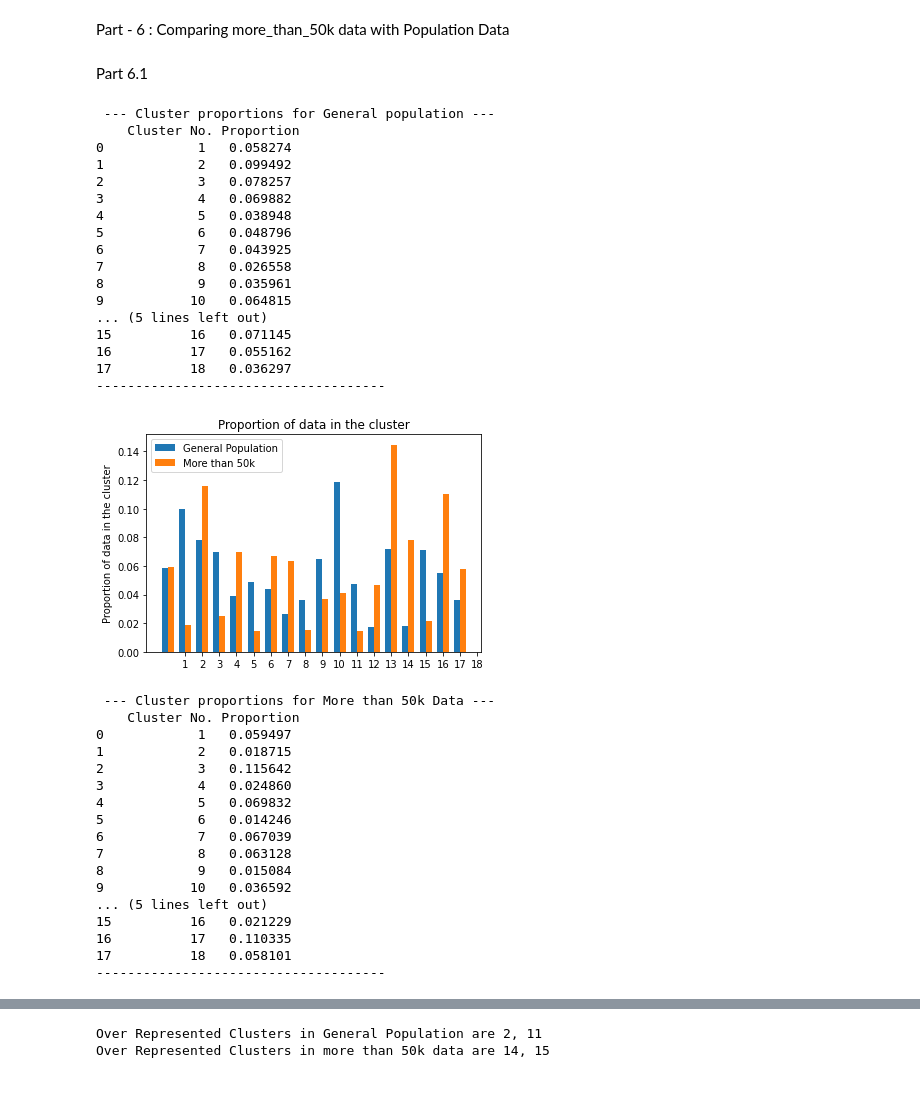
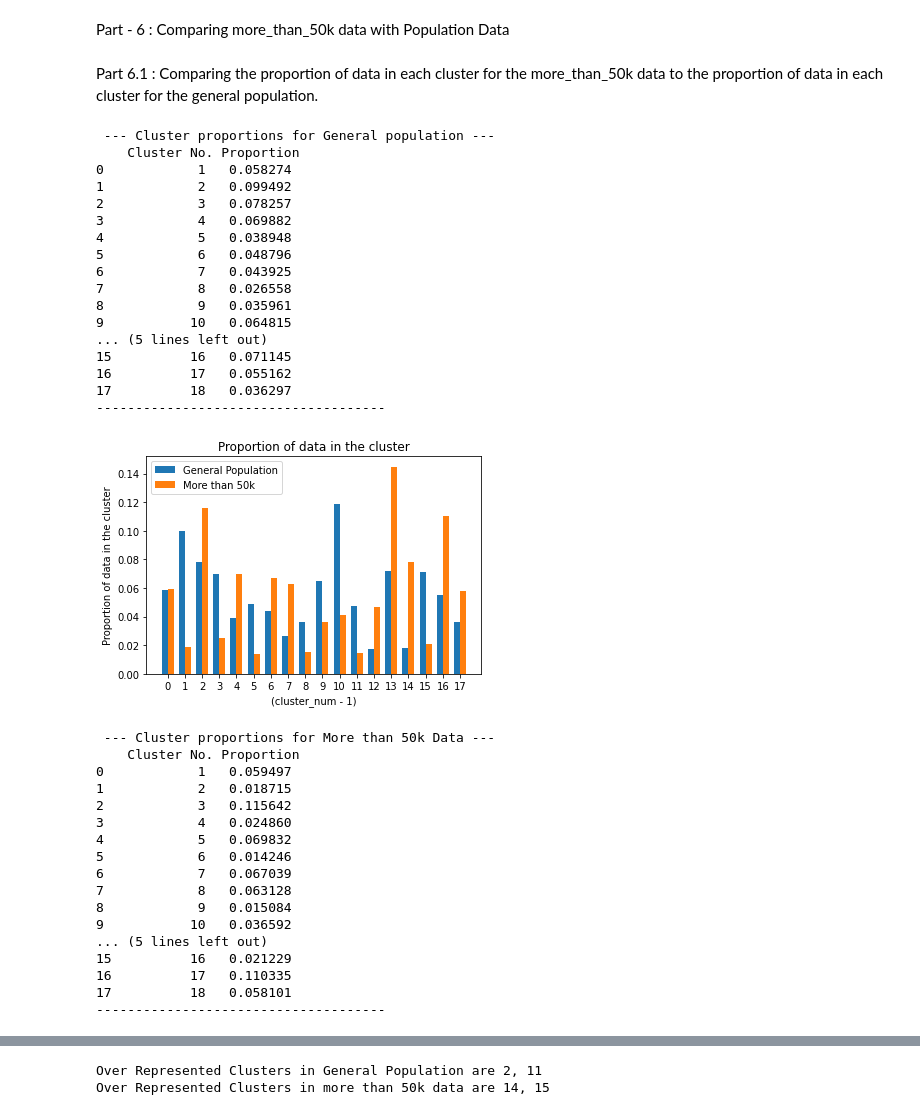
Before and after one commit to samyak19098/ML_Assignments, a Jupyter notebook: ML_Assignment3/Final/Q1.ipynb, the cells around one changed output, grey strips where cells are left out. Saved outputs shown, nothing was run; the diff lists cells and outputs as text; code cells hidden in the pictures; blank space fills up the shorter version.

```diff
--- a/ML_Assignment3/Final/Q1.ipynb
+++ b/ML_Assignment3/Final/Q1.ipynb
@@ -325,8 +323,8 @@ print(len(medians_sel_2))
 18
 # %% [markdown]
 Part - 6 : Comparing more_than_50k data with Population Data
-# %% [markdown]
-Part 6.1
+# %% [markdown]
+Part 6.1 : Comparing the proportion of data in each cluster for the more_than_50k data to the proportion of data in each cluster for the general population.
 # %%
 def plotClusterProportion(clust_prop, k_val, anum, dataset_name):
     '''
@@ -344,8 +342,6 @@ def plotClusterProportion(clust_prop, k_val, anum, dataset_name):
     plt.savefig(f'./Plots/Part_6/proportions_bar_{anum}', facecolor='white', bbox_inches='tight')
     plt.show()
 # %%
-#6.1 Comparing the proportion of data in each cluster for the more_than_50k data to the proportion of data in each cluster for the general population.
-
 cluster_population_1 = {} #a dictionary containing the cluster number as key and the no. of datapoints in that cluster as value for General Population data
 cluster_population_2 = {} #a dictionary containing the cluster number as key and the no. of datapoints in that cluster as value for More than 50k data
 cluster_proportions_1 = {} #a dictionary containing the cluster number as key and proportion of data in that cluster as value for General Population data
@@ -361,40 +357,44 @@ for i in range(len(clusters_sel_2)):
 cols_list = ['Cluster No.', 'Proportion']
 print(f' --- Cluster proportions for General population ---\n {pd.DataFrame(cluster_proportions_1.items(), columns=[cols_list])}\n-------------------------------------')
 
-labels = [x for x in range(0, 18)]
+#plotting the barplot
+labels = [str(x) for x in range(1, 19)]
 props1 = list(cluster_proportions_1.values())
 props2 = list(cluster_proportions_2.values())
+
 # print(props1)
 x = np.arange(len(labels))  # the label locations
 width = 0.35  # the width of the bars
 fig, ax = plt.subplots()
 rects1 = ax.bar(x - width/2, props1, width, label='General Population')
 rects2 = ax.bar(x + width/2, props2, width, label='More than 50k')
 ax.set_ylabel('Proportion of data in the cluster')
+ax.set_xlabel('(cluster_num - 1)')
 ax.set_title('Proportion of data in the cluster')
-ax.set_xticks(labels)
+ax.set_xticks(x)
 ax.legend()
+plt.savefig('./Plots/Part_6/comparing+proportions', facecolor='white', bbox_inches='tight')
 plt.show()
 print(f' --- Cluster proportions for More than 50k Data ---\n {pd.DataFrame(cluster_proportions_2.items(), columns=[cols_list])}\n-------------------------------------')
 # %% [output]
  --- Cluster proportions for General population ---
     Cluster No. Proportion
 0            1   0.058274
 1            2   0.099492
 2            3   0.078257
 3            4   0.069882
 4            5   0.038948
 5            6   0.048796
 6            7   0.043925
 7            8   0.026558
 8            9   0.035961
 9           10   0.064815
 ... (5 lines left out)
 15          16   0.071145
 16          17   0.055162
 17          18   0.036297
 -------------------------------------
-[figure, old version]
+[figure, new version]
  --- Cluster proportions for More than 50k Data ---
     Cluster No. Proportion
 0            1   0.059497
```
Also changed, not shown: parts of 18 cells of this notebook, 56 other files.
